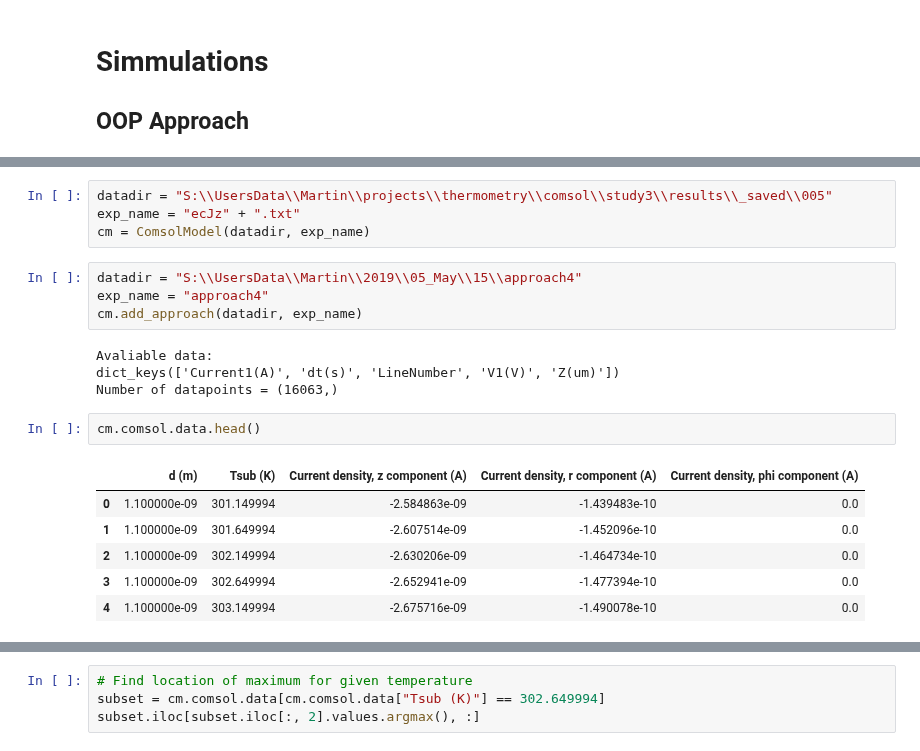
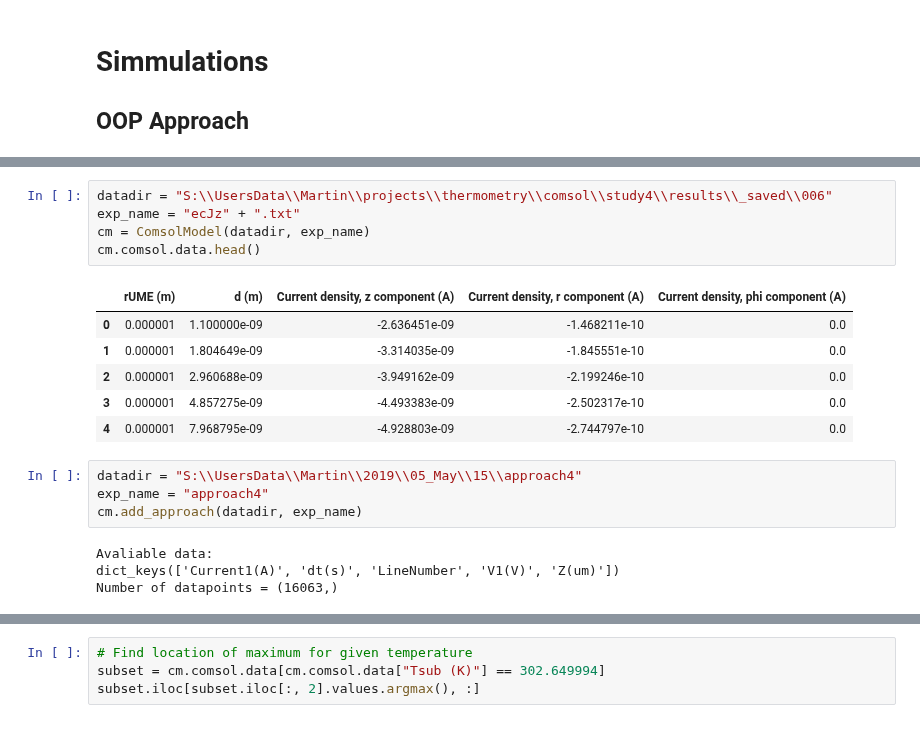
Before and after one commit to martinholub/sicm, a Jupyter notebook: notebooks/comsol.ipynb, the cells around one changed output, grey strips where cells are left out. Drawn from its saved outputs; the diff is of its cells as text.

```diff
--- a/notebooks/comsol.ipynb
+++ b/notebooks/comsol.ipynb
@@ -22,7 +19,15 @@ The autoreload extension is already loaded. To reload it, use:
 # %%
-datadir = "S:\\UsersData\\Martin\\projects\\thermometry\\comsol\\study3\\results\\_saved\\005"
+datadir = "S:\\UsersData\\Martin\\projects\\thermometry\\comsol\\study4\\results\\_saved\\006"
 exp_name = "ecJz" + ".txt"
 cm = ComsolModel(datadir, exp_name)
+cm.comsol.data.head()
+# %% [output]
+|  | rUME (m) | d (m) | Current density, z component (A) | Current density, r component (A) | Current density, phi component (A) |
+| 0 | 0.000001 | 1.100000e-09 | -2.636451e-09 | -1.468211e-10 | 0.0 |
+| 1 | 0.000001 | 1.804649e-09 | -3.314035e-09 | -1.845551e-10 | 0.0 |
+| 2 | 0.000001 | 2.960688e-09 | -3.949162e-09 | -2.199246e-10 | 0.0 |
+| 3 | 0.000001 | 4.857275e-09 | -4.493383e-09 | -2.502317e-10 | 0.0 |
+| 4 | 0.000001 | 7.968795e-09 | -4.928803e-09 | -2.744797e-10 | 0.0 |
 # %%
 datadir = "S:\\UsersData\\Martin\\2019\\05_May\\15\\approach4"
 exp_name = "approach4"
@@ -31,13 +36,4 @@ cm.add_approach(datadir, exp_name)
 Avaliable data:
 dict_keys(['Current1(A)', 'dt(s)', 'LineNumber', 'V1(V)', 'Z(um)'])
 Number of datapoints = (16063,)
-# %%
-cm.comsol.data.head()
-# %% [output]
-|  | d (m) | Tsub (K) | Current density, z component (A) | Current density, r component (A) | Current density, phi component (A) |
-| 0 | 1.100000e-09 | 301.149994 | -2.584863e-09 | -1.439483e-10 | 0.0 |
-| 1 | 1.100000e-09 | 301.649994 | -2.607514e-09 | -1.452096e-10 | 0.0 |
-| 2 | 1.100000e-09 | 302.149994 | -2.630206e-09 | -1.464734e-10 | 0.0 |
-| 3 | 1.100000e-09 | 302.649994 | -2.652941e-09 | -1.477394e-10 | 0.0 |
-| 4 | 1.100000e-09 | 303.149994 | -2.675716e-09 | -1.490078e-10 | 0.0 |
 # %%
```
Also changed, not shown: parts of 2 cells of this notebook, 2 other files.
